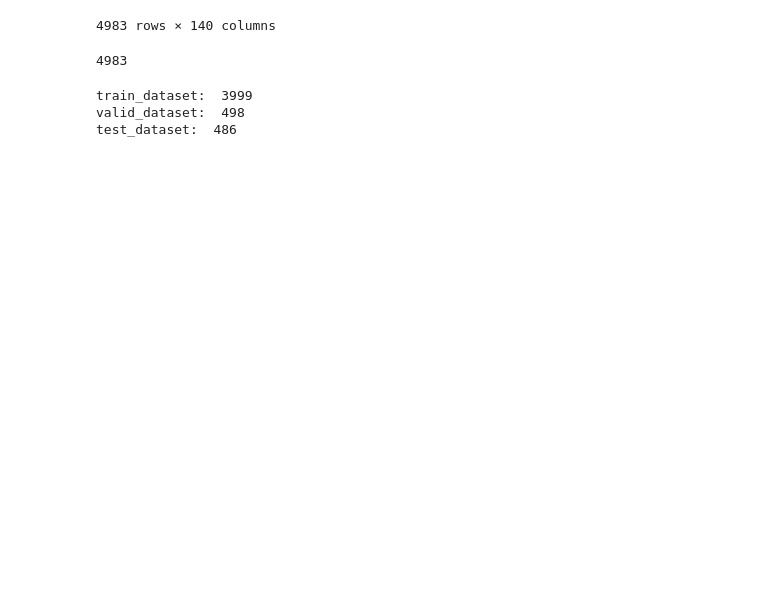
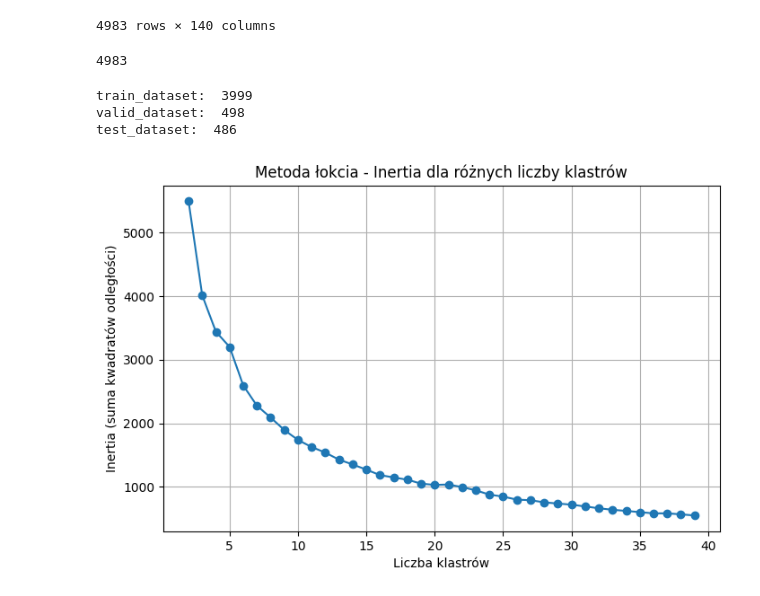
Before and after one commit to cluiverto/osmo, a Jupyter notebook: notebooks/openpom_clusters.ipynb, the cells around one changed output. Saved outputs shown, nothing was run; the diff lists cells and outputs as text; code cells hidden in the pictures; blank space fills up the shorter version.

```diff
--- a/notebooks/openpom_clusters.ipynb
+++ b/notebooks/openpom_clusters.ipynb
@@ -118,6 +118,25 @@ model = MPNNPOMModel(
 )
 # %%
 model.restore('experiments/checkpoint2.pt')
+# %%
+inertia = []
+
+range_n_clusters = list(range(2, 40))
+
+for n_clusters in range_n_clusters:
+    kmeans = KMeans(n_clusters=n_clusters, random_state=42)
+    kmeans.fit(mean_embeddings)
+    inertia.append(kmeans.inertia_)
+
+plt.figure(figsize=(8,5))
+plt.plot(range_n_clusters, inertia, marker='o')
+plt.title('Metoda łokcia - Inertia dla różnych liczby klastrów')
+plt.xlabel('Liczba klastrów')
+plt.ylabel('Inertia (suma kwadratów odległości)')
+plt.grid(True)
+plt.show()
+# %% [output]
+[figure, added]
 # %%
 pom_embeds = model.predict_embedding(dataset)
 
```
Also changed, not shown: parts of 5 cells of this notebook.
